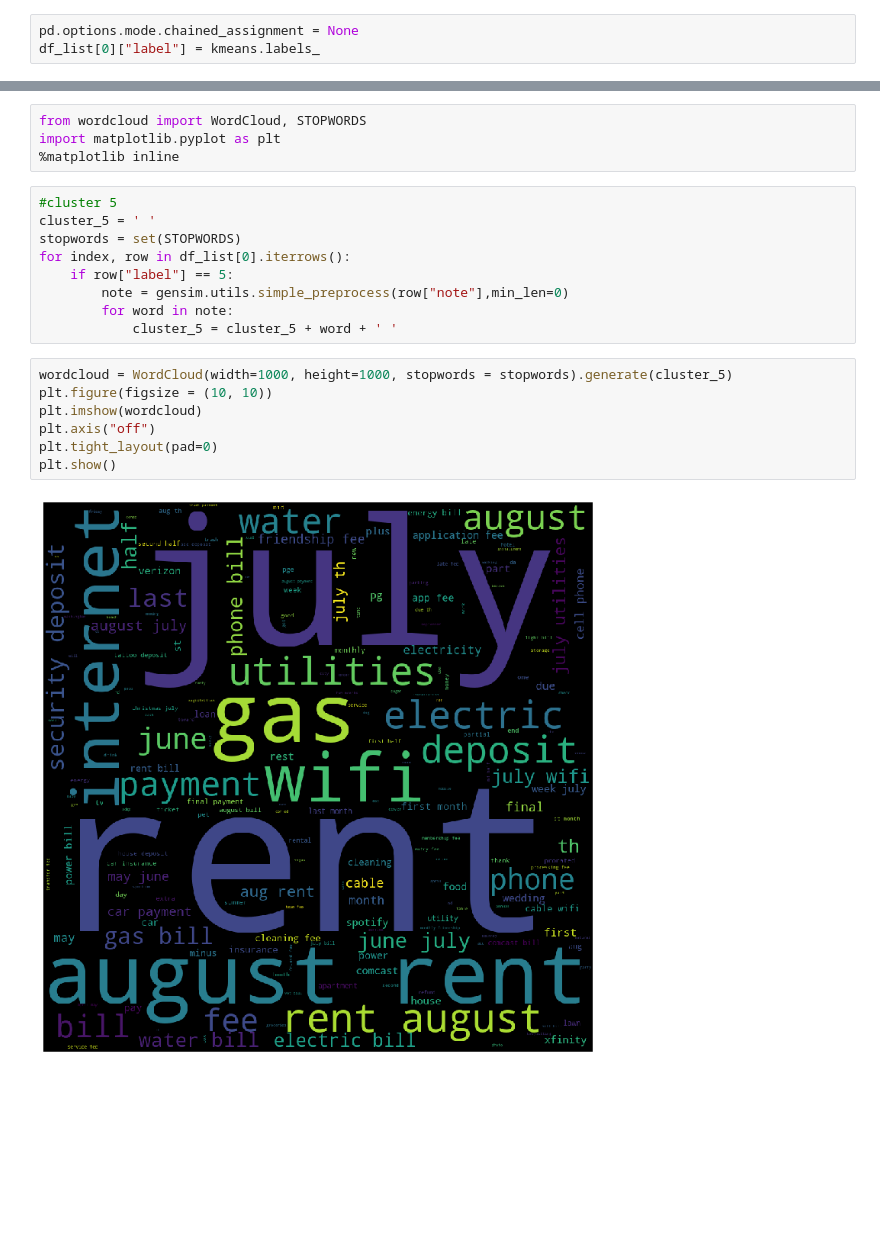
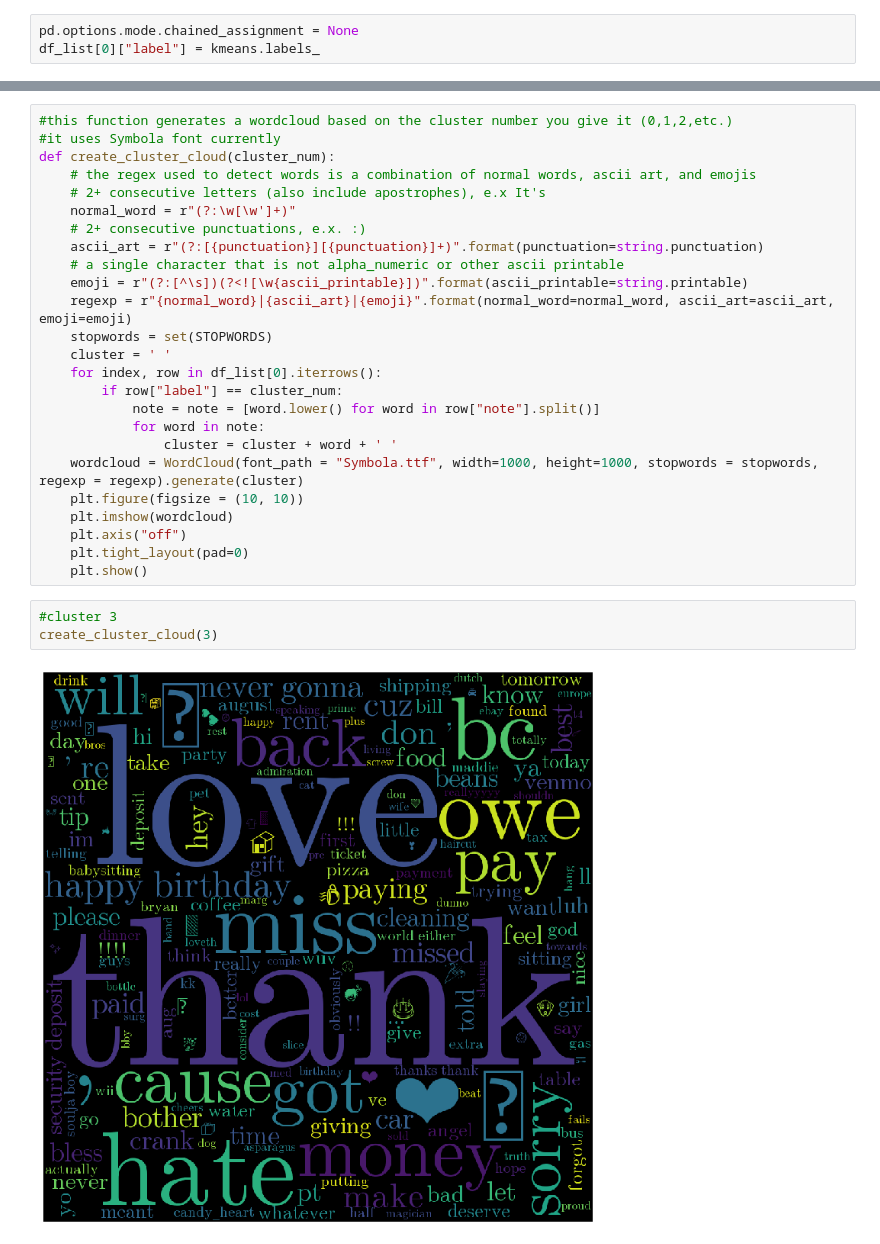
Before and after one commit to prasantadh/venmo-analytics, a Jupyter notebook: notes.ipynb, the cells around one changed output, grey strips where cells are left out. Drawn from its saved outputs; the diff is of its cells as text; blank space fills up the shorter version.

Commit message:
added emoji support

```diff
--- a/notes.ipynb
+++ b/notes.ipynb
@@ -86,25 +90,33 @@ df_list[0]
 | 250003 | ObjectId(5bb7bed11bed297da90100b7) | Food | 2 |
 | 250004 | ObjectId(5bb7bed11bed297da90100b8) | Lunch & tini | 0 |
 250000 rows × 3 columns
-# %%
-from wordcloud import WordCloud, STOPWORDS
-import matplotlib.pyplot as plt
-%matplotlib inline
-# %%
-#cluster 5
-cluster_5 = ' '
-stopwords = set(STOPWORDS)
-for index, row in df_list[0].iterrows():
-    if row["label"] == 5:
-        note = gensim.utils.simple_preprocess(row["note"],min_len=0)
-        for word in note:
-            cluster_5 = cluster_5 + word + ' '
-# %%
-wordcloud = WordCloud(width=1000, height=1000, stopwords = stopwords).generate(cluster_5)
-plt.figure(figsize = (10, 10))
-plt.imshow(wordcloud)
-plt.axis("off")
-plt.tight_layout(pad=0)
-plt.show()
-# %% [output]
-[figure, removed]
+# %%
+#this function generates a wordcloud based on the cluster number you give it (0,1,2,etc.)
+#it uses Symbola font currently
+def create_cluster_cloud(cluster_num):
+    # the regex used to detect words is a combination of normal words, ascii art, and emojis
+    # 2+ consecutive letters (also include apostrophes), e.x It's
+    normal_word = r"(?:\w[\w']+)"
+    # 2+ consecutive punctuations, e.x. :)
+    ascii_art = r"(?:[{punctuation}][{punctuation}]+)".format(punctuation=string.punctuation)
+    # a single character that is not alpha_numeric or other ascii printable
+    emoji = r"(?:[^\s])(?<![\w{ascii_printable}])".format(ascii_printable=string.printable)
+    regexp = r"{normal_word}|{ascii_art}|{emoji}".format(normal_word=normal_word, ascii_art=ascii_art, emoji=emoji)
+    stopwords = set(STOPWORDS)
+    cluster = ' '
+    for index, row in df_list[0].iterrows():
+        if row["label"] == cluster_num:
+            note = note = [word.lower() for word in row["note"].split()]
+            for word in note:
+                cluster = cluster + word + ' '
+    wordcloud = WordCloud(font_path = "Symbola.ttf", width=1000, height=1000, stopwords = stopwords, regexp = regexp).generate(cluster)
+    plt.figure(figsize = (10, 10))
+    plt.imshow(wordcloud)
+    plt.axis("off")
+    plt.tight_layout(pad=0)
+    plt.show()
+# %%
+#cluster 3
+create_cluster_cloud(3)
+# %% [output]
+[figure, added]
```
Also changed, not shown: parts of 9 cells of this notebook, 1 other file.
